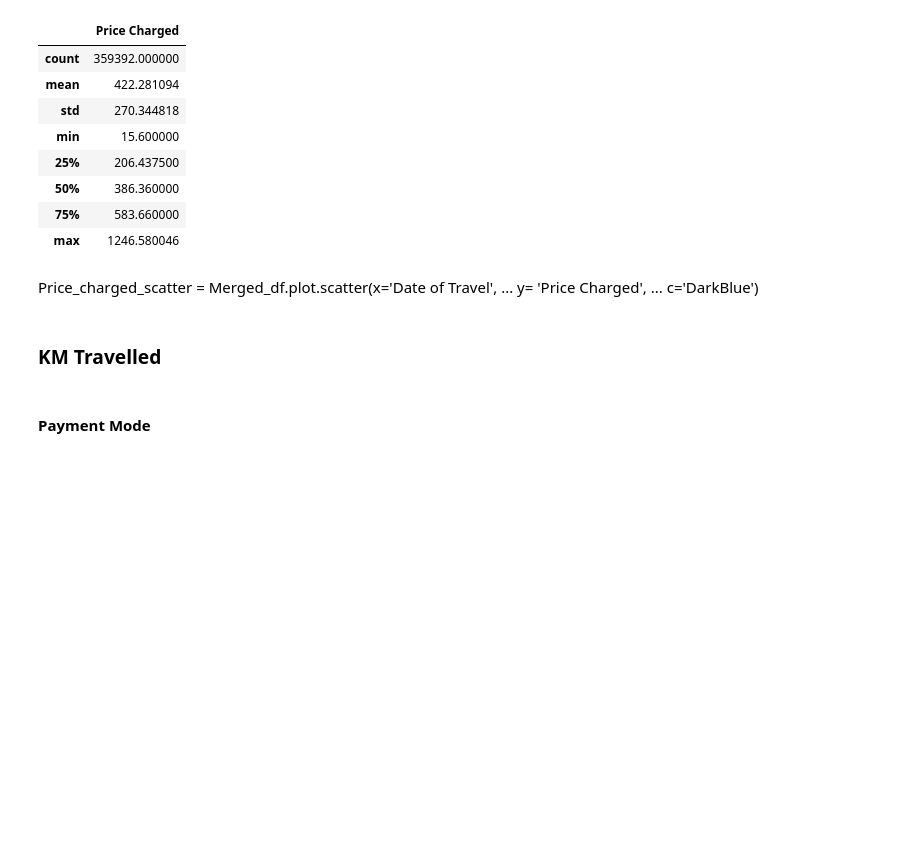
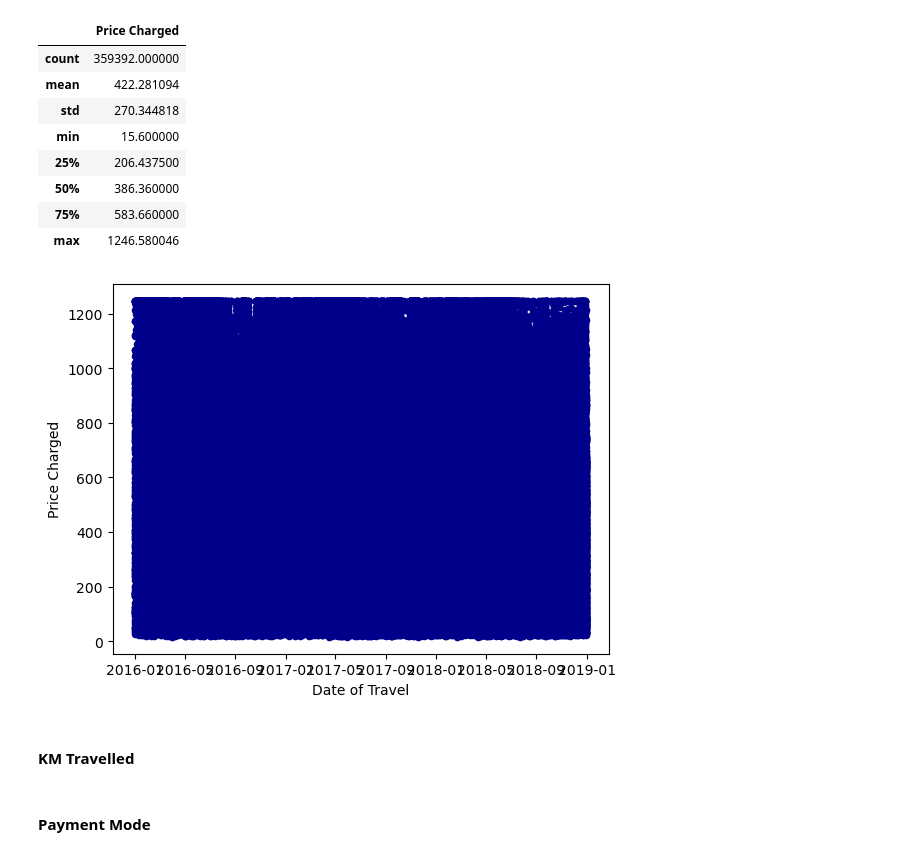
Before and after one commit to Shaazzy/Data_Glacier_Virtual_Internship, a Jupyter notebook: G2M_insight_for_Cab_Investment firm.ipynb, the cells around one changed output. Saved outputs shown, nothing was run; the diff lists cells and outputs as text; code cells hidden in the pictures; blank space fills up the shorter version.

```diff
--- a/G2M_insight_for_Cab_Investment firm.ipynb
+++ b/G2M_insight_for_Cab_Investment firm.ipynb
@@ -597,7 +609,3 @@ Merged_df.describe()[["Price Charged"]]
 | 50% | 386.360000 |
 | 75% | 583.660000 |
 | max | 1246.580046 |
-# %% [markdown]
-Price_charged_scatter = Merged_df.plot.scatter(x='Date of Travel',
-...                   y= 'Price Charged',
-...                   c='DarkBlue')
@@ -609,5 +612,11 @@ plt.show()
+# %%
+Price_charged_scatter = Merged_df.plot.scatter(x='Date of Travel',
+...                   y= 'Price Charged',
+...                   c='DarkBlue')
+# %% [output]
+[figure, added]
 # %% [markdown]
-### KM Travelled
+#### KM Travelled
 # %% [markdown]
 ####  Payment Mode
 # %%
```
Also changed, not shown: parts of 41 cells of this notebook.
